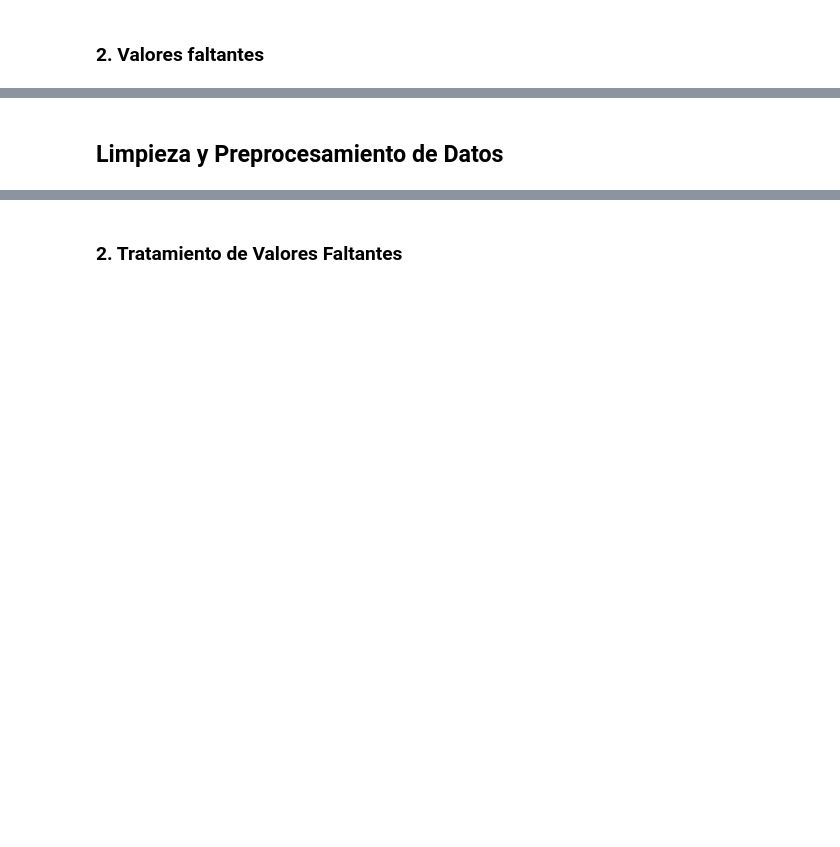
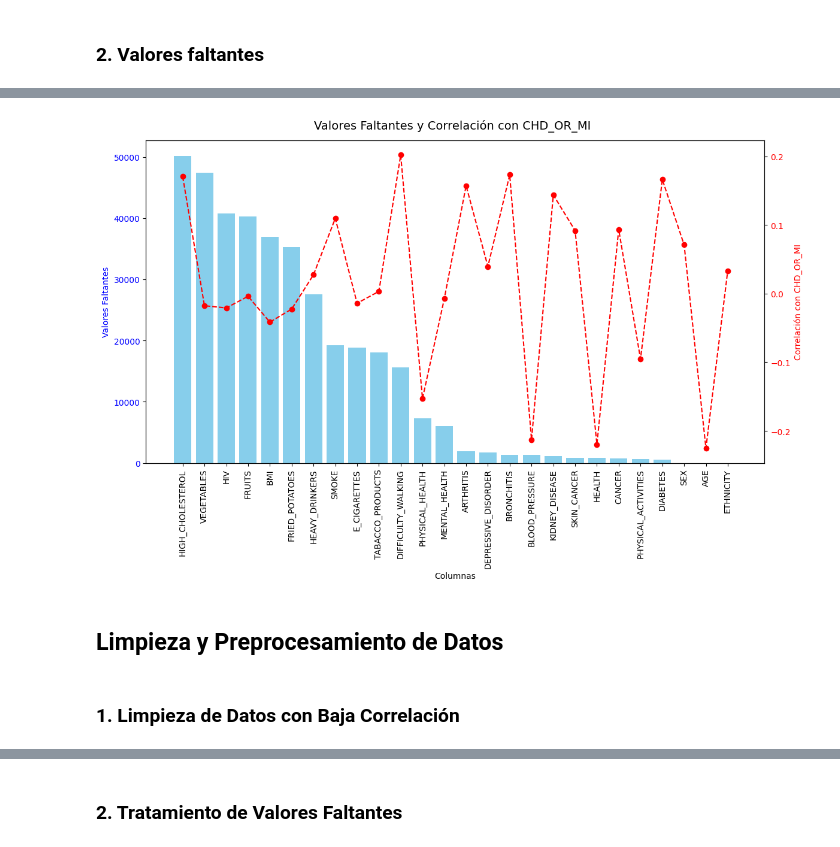
Before and after one commit to EdwinJaraOFC/CoronaryRiskModel, a Jupyter notebook: notebook/CoronaryRiskModel.ipynb, the cells around one changed output, grey strips where cells are left out. Drawn from its saved outputs; the diff is of its cells as text; code cells hidden in the pictures; blank space fills up the shorter version.

```diff
--- a/notebook/CoronaryRiskModel.ipynb
+++ b/notebook/CoronaryRiskModel.ipynb
@@ -207,2 +179,43 @@ DIABETES                        530                    0.166302
+# %%
+# Gráfico de valores faltantes y correlación
+def plot_missing_values_and_correlation(missing_corr_sorted):
+    fig, ax1 = plt.subplots(figsize=(12, 8))
+
+    # Gráfico de barras para los valores faltantes
+    ax1.bar(
+        missing_corr_sorted.index,
+        missing_corr_sorted["Valores Faltantes"],
+        color="skyblue",
+        label="Valores Faltantes"
+    )
+    ax1.set_xlabel("Columnas")
+    ax1.set_ylabel("Valores Faltantes", color="blue")
+    ax1.tick_params(axis="y", labelcolor="blue")
+    ax1.set_xticklabels(missing_corr_sorted.index, rotation=90)
+
+    # Línea para la correlación con CHD_OR_MI
+    ax2 = ax1.twinx()
+    ax2.plot(
+        missing_corr_sorted.index,
+        missing_corr_sorted["Correlación con CHD_OR_MI"],
+        color="red",
+        marker="o",
+        linestyle="--",
+        label="Correlación con CHD_OR_MI"
+    )
+    ax2.set_ylabel("Correlación con CHD_OR_MI", color="red")
+    ax2.tick_params(axis="y", labelcolor="red")
+
+    # Agregar leyendas y título
+    fig.suptitle("Valores Faltantes y Correlación con CHD_OR_MI", fontsize=14)
+    fig.tight_layout()
+    plt.show()
+
+# Llamar a la función para graficar
+plot_missing_values_and_correlation(missing_corr_sorted)
+# %% [output]
+[figure, added]
 # %% [markdown]
 ## **Limpieza y Preprocesamiento de Datos**
+# %% [markdown]
+### **1. Limpieza de Datos con Baja Correlación**
```
Also changed, not shown: parts of 44 cells of this notebook.
